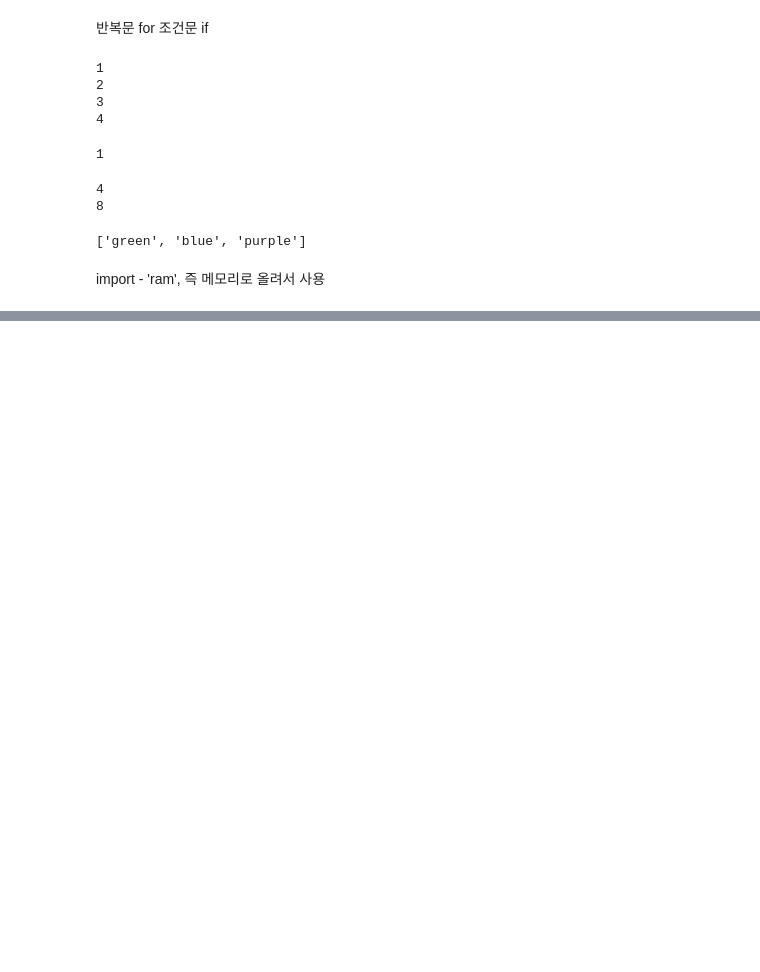
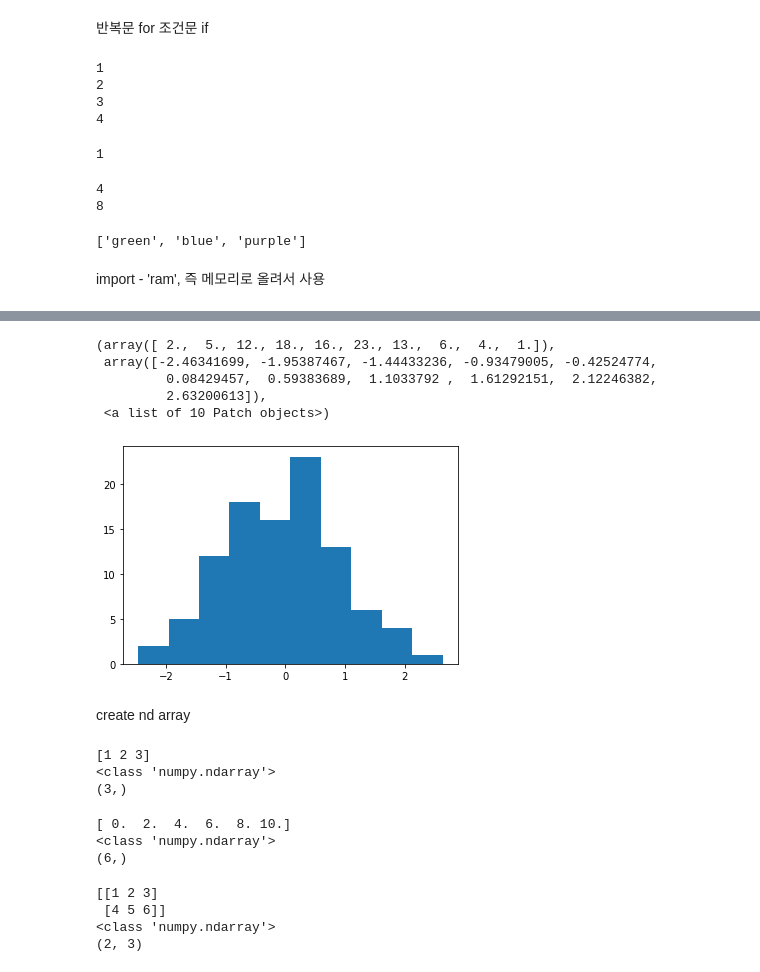
Before and after one commit to Svvpark0/class2022spring, a Jupyter notebook: 20220316.ipynb, the cells around one changed output, grey strips where cells are left out. Cells and saved outputs as stored; diff of their text form; code cells hidden in the pictures; blank space fills up the shorter version.

```diff
--- a/20220316.ipynb
+++ b/20220316.ipynb
@@ -64,0 +96,12 @@ matplotlib - pyplot - hist
+# %%
+from matplotlib import pyplot
+pyplot. hist(n)
+# %% [output]
+(array([ 2.,  5., 12., 18., 16., 23., 13.,  6.,  4.,  1.]),
+ array([-2.46341699, -1.95387467, -1.44433236, -0.93479005, -0.42524774,
+         0.08429457,  0.59383689,  1.1033792 ,  1.61292151,  2.12246382,
+         2.63200613]),
+ <a list of 10 Patch objects>)
+[figure, added]
+# %% [markdown]
+create nd array
@@ -64,0 +110,28 @@ matplotlib - pyplot - hist
+# %%
+x = np.array([1,2,3])
+print(x)
+print(type(x))
+print(x.shape)
+# %% [output]
+[1 2 3]
+<class 'numpy.ndarray'>
+(3,)
+# %%
+x = np.linspace(0,10,6)
+print(x)
+print(type(x))
+print(x.shape)
+# %% [output]
+[ 0.  2.  4.  6.  8. 10.]
+<class 'numpy.ndarray'>
+(6,)
+# %%
+x = np.array([[1,2,3], [4,5,6]])
+print(x)
+print(type(x))
+print(x.shape)
+# %% [output]
+[[1 2 3]
+ [4 5 6]]
+<class 'numpy.ndarray'>
+(2, 3)
```
Also changed, not shown: parts of 19 cells of this notebook.
